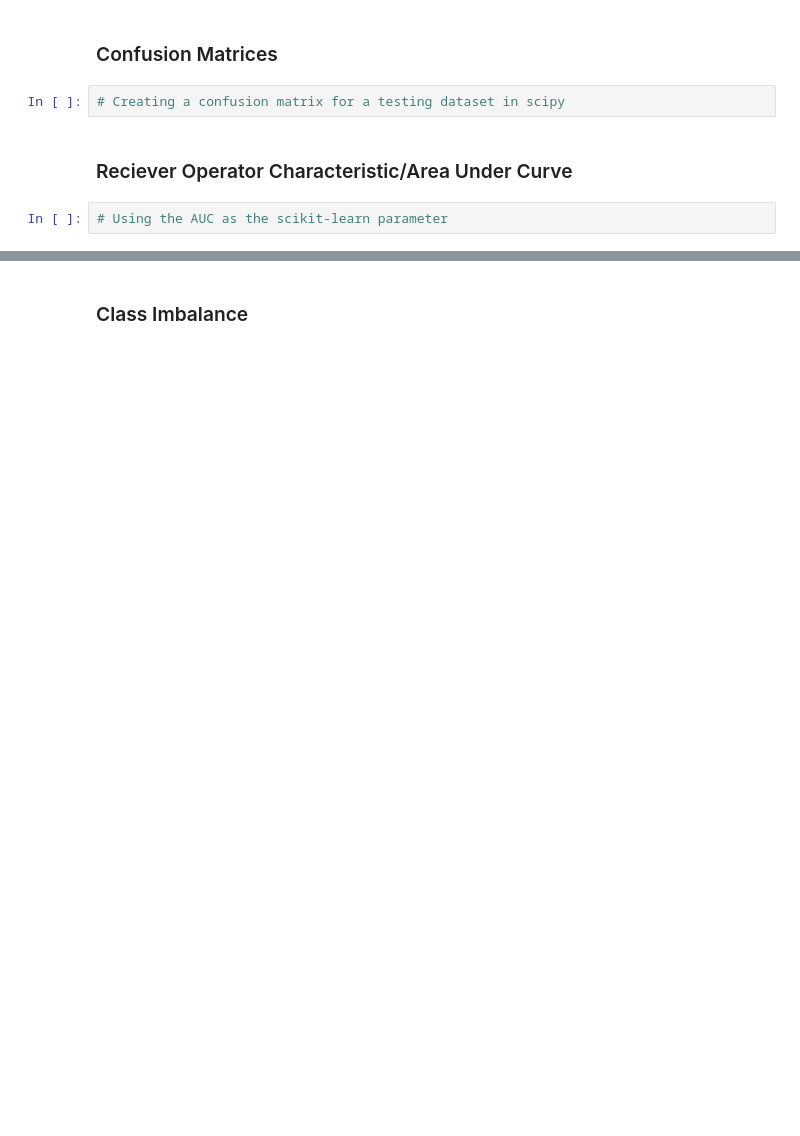
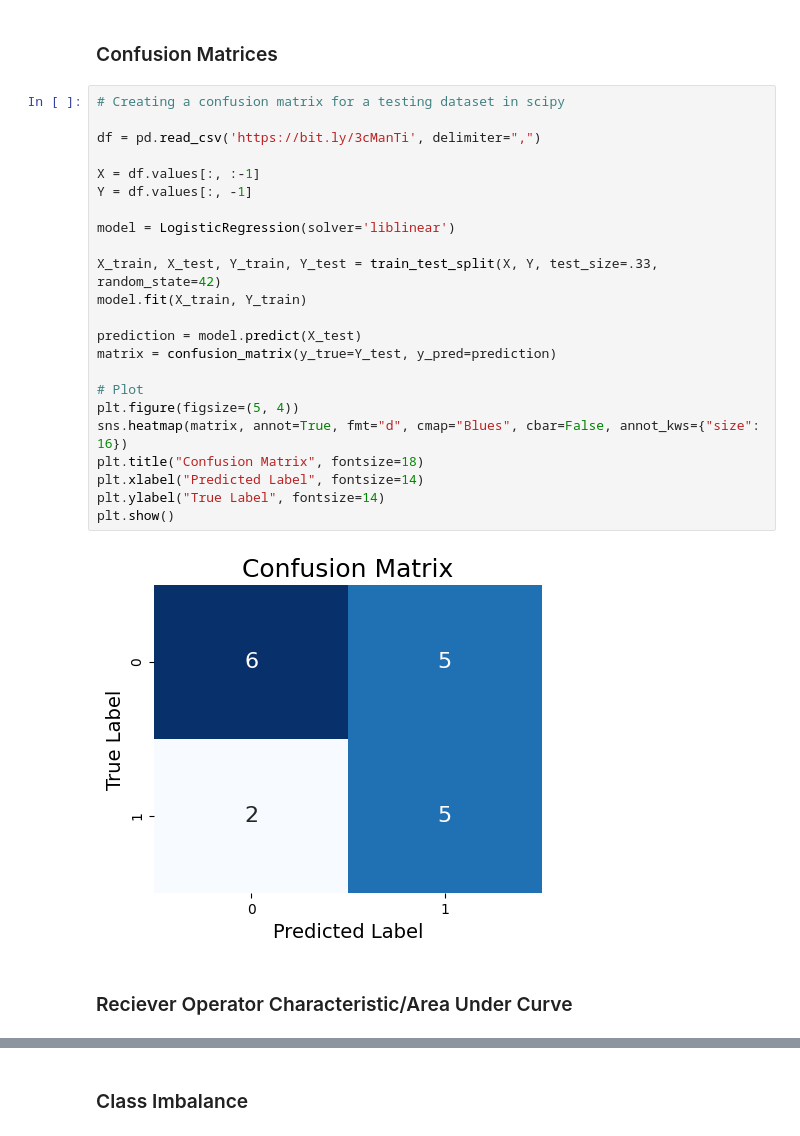
Before and after one commit to MiesnerJacob/essential-math-for-data-science, a Jupyter notebook: 06-logistic-regression.ipynb, the cells around one changed output, grey strips where cells are left out. Cells and saved outputs as stored; diff of their text form; blank space fills up the shorter version.

```diff
--- a/06-logistic-regression.ipynb
+++ b/06-logistic-regression.ipynb
@@ -47,8 +362,29 @@
 # %% [markdown]
 ### Confusion Matrices
-# %%
-# Creating a confusion matrix for a testing dataset in scipy
+# %%
+# Creating a confusion matrix for a testing dataset in scipy
+
+df = pd.read_csv('https://bit.ly/3cManTi', delimiter=",")
+
+X = df.values[:, :-1]
+Y = df.values[:, -1]
+
+model = LogisticRegression(solver='liblinear')
+
+X_train, X_test, Y_train, Y_test = train_test_split(X, Y, test_size=.33, random_state=42)
+model.fit(X_train, Y_train)
+
+prediction = model.predict(X_test)
+matrix = confusion_matrix(y_true=Y_test, y_pred=prediction)
+
+# Plot
+plt.figure(figsize=(5, 4))
+sns.heatmap(matrix, annot=True, fmt="d", cmap="Blues", cbar=False, annot_kws={"size": 16})
+plt.title("Confusion Matrix", fontsize=18)
+plt.xlabel("Predicted Label", fontsize=14)
+plt.ylabel("True Label", fontsize=14)
+plt.show()
+# %% [output]
+[figure, added]
 # %% [markdown]
 ### Reciever Operator Characteristic/Area Under Curve
-# %%
-# Using the AUC as the scikit-learn parameter
```
Also changed, not shown: parts of 42 cells of this notebook.
